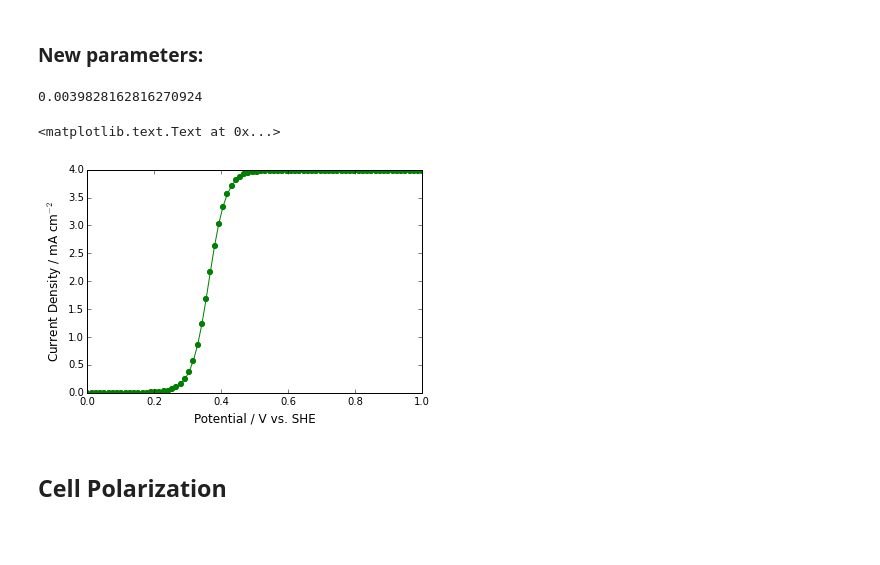
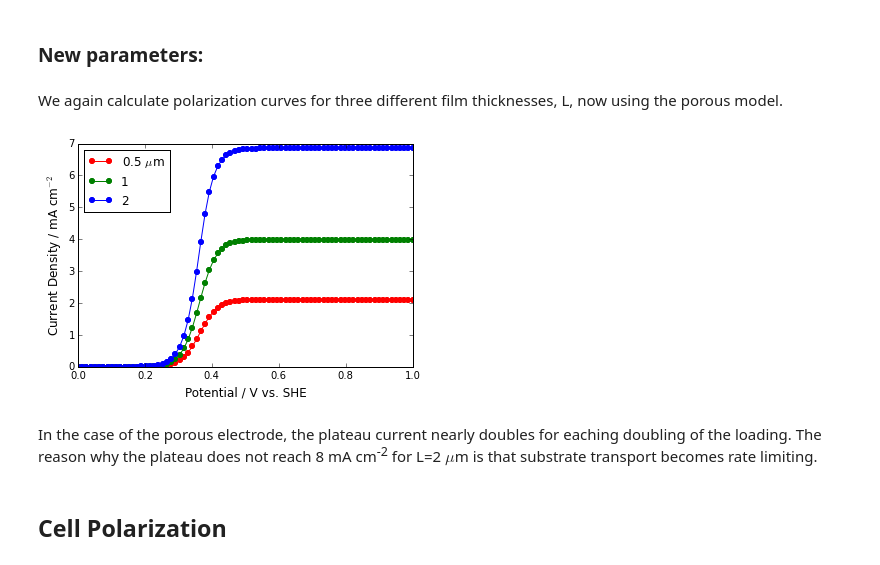
Before and after one commit to scbarton/Interface_GOx_model, a Jupyter notebook: Interface_GOx_model.ipynb, the cells around one changed output. Drawn from its saved outputs; the diff is of its cells as text; code cells hidden in the pictures; blank space fills up the shorter version.

```diff
--- a/Interface_GOx_model.ipynb
+++ b/Interface_GOx_model.ipynb
@@ -91,13 +97,14 @@ solution = scikits.bvp_solver.solve(problem,
 x = linspace(0,1)
 y=solution(x)
 
-a=y[0,:]
+m=y[0,:]
 s=y[2,:]
 
-plot(x,a,'-og')
+plot(x,m,'-og')
 plot(x,s,'-vr')
-legend(['a','s'],loc='center right')
+legend(['m','s'],loc='center right')
 xlabel('x / L')
+ylabel('Dimensionless Concentration')
 ylim((0,1.1))
 
 show()
@@ -198,7 +180,7 @@ def polcurve(V,ST,L):
 # %%
 V=linspace(0,1,80)
+
 pv=vectorize(polcurve)
-icd=pv(V,ST,L)
-plot(V,icd*1000,'-og')
-xlabel('Potential / V vs. SHE')
-ylabel('Current Density / mA cm$^{-2}$')
+icdp5=pv(V,ST,0.5e-4)
+icd1=pv(V,ST,1e-4)
+icd2=pv(V,ST,2e-4)
@@ -217,7 +207,12 @@ tp= 2*L/(a*Lp) # Effective thickness of hydrogel film due to roughness a*Lp, wit
 
 DSe= DS*eps**1.5;    # Effective diffusivity of substrate due to porosity, eps (Bruggeman relation)
 # %%
-def porous(V,S0):
+def porous(V,S0,L):
+
+    # Effective thickness of hydrogel film due to roughness a*Lp,
+    # with loading, L, corresponding to the film thickness described previously.
+
+    tp= 2*L/(a*Lp)
 
     # We first create a lookup table, Rp(Sv) for local glucose consumption rate
     # as a function of glucose concentration at this potential
@@ -254,27 +249,34 @@ def porous(V,S0):
                                           boundary_conditions = bc)
 
     solution = scikits.bvp_solver.solve(problem,
-                            solution_guess = (S0,0), trace=1 )
+                            solution_guess = (S0,0),
+                            tolerance = 1.0e-3,
+                            trace=1 )
 
     x = linspace(0,Lp)
     y=solution(x)
     icd=+n*F/vs*DSe*y[1,-1]
 
     return icd
-# %%
-icd= porous(1,ST)
-icd
-# %% [output]
-0.0039828162816270924
+# %% [markdown]
+We again calculate polarization curves for three different film thicknesses, L, now using the porous model.
+# %%
+porv=vectorize(porous)
+icpp5=porv(V,ST,0.5e-4)
+icp1= porv(V,ST,1e-4)
+icp2= porv(V,ST,2e-4)
 # %%
-porv=vectorize(porous)
-icd=porv(V,ST)
-plot(V,icd*1000,'-og')
+fp5, = plot(V, icpp5*1000,'-or' )
+f1,  = plot(V, icp1 *1000,'-og' )
+f2,  = plot(V, icp2 *1000,'-ob' )
 xlabel('Potential / V vs. SHE')
 ylabel('Current Density / mA cm$^{-2}$')
+legend([fp5, f1, f2],['0.5 $\mu$m','1','2'],loc=2)
+show()
 # %% [output]
-<matplotlib.text.Text at 0x...>
-[figure, old version]
+[figure, new version]
+# %% [markdown]
+In the case of the porous electrode, the plateau current nearly doubles for eaching doubling of the loading. The reason why the plateau does not reach 8 mA cm<sup>-2</sup> for L=2 $\mu$m is that substrate transport becomes rate limiting.
 # %% [markdown]
 ## Cell Polarization
 # %% [markdown]
```
Also changed, not shown: parts of 35 cells of this notebook.
